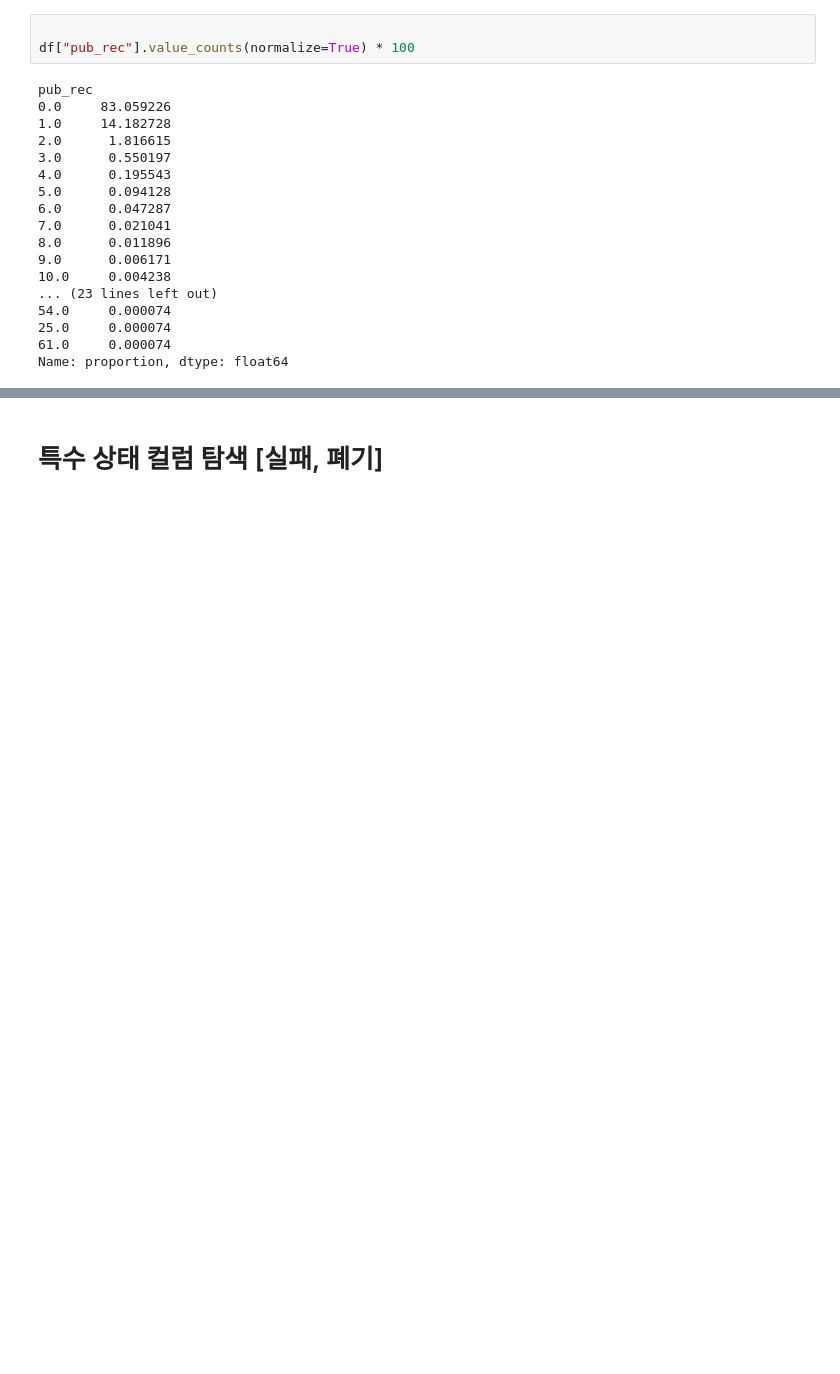
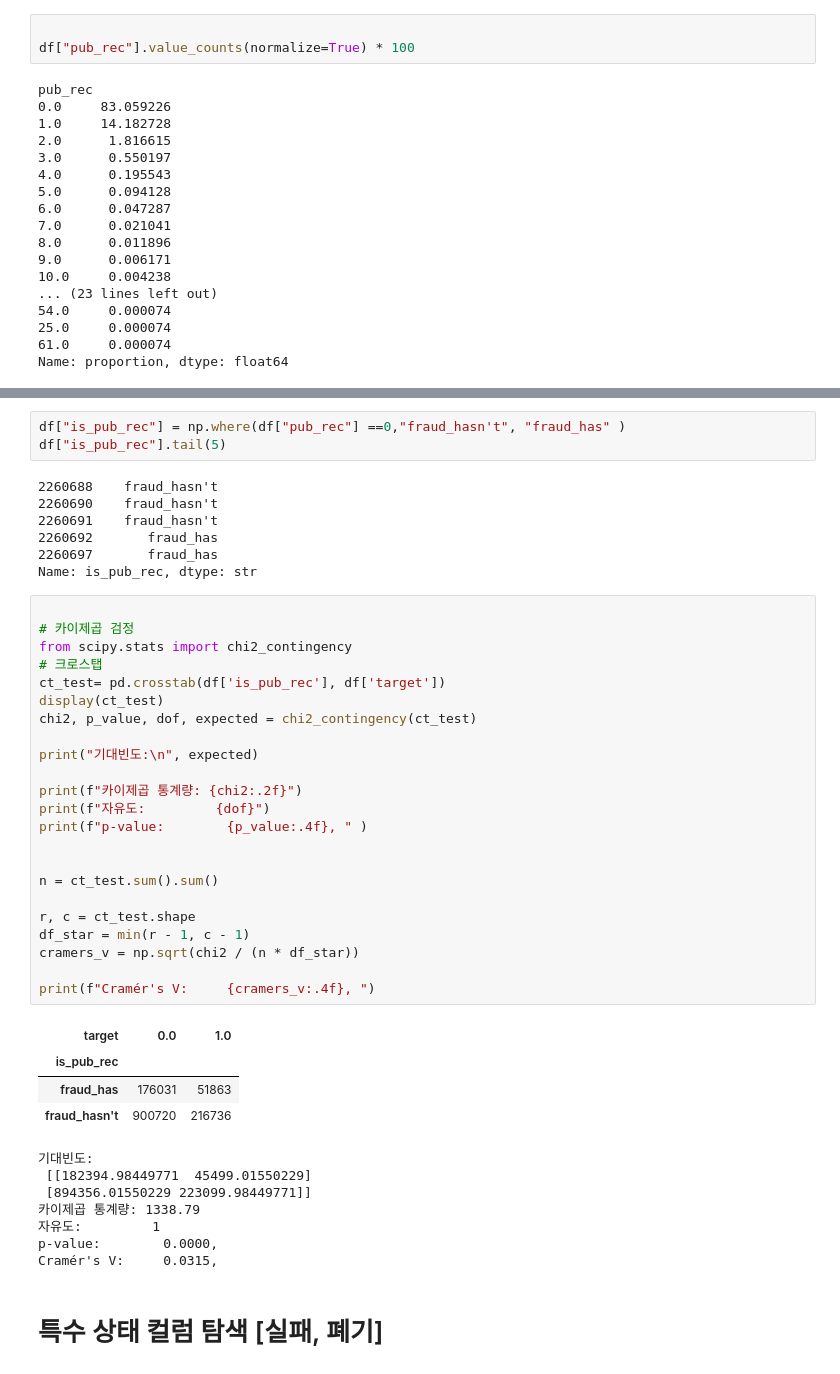
Before and after one commit to gywns7507/second_project, a Jupyter notebook: Hyeon_SOO_EDA.ipynb, the cells around one changed output, grey strips where cells are left out. Saved outputs shown, nothing was run; the diff lists cells and outputs as text; blank space fills up the shorter version.

```diff
--- a/Hyeon_SOO_EDA.ipynb
+++ b/Hyeon_SOO_EDA.ipynb
@@ -928,3 +1038,48 @@ Name: proportion, dtype: float64
+# %%
+df["is_pub_rec"] = np.where(df["pub_rec"] ==0,"fraud_hasn't", "fraud_has" )
+df["is_pub_rec"].tail(5)
+# %% [output]
+2260688    fraud_hasn't
+2260690    fraud_hasn't
+2260691    fraud_hasn't
+2260692       fraud_has
+2260697       fraud_has
+Name: is_pub_rec, dtype: str
+# %%
+
+# 카이제곱 검정
+from scipy.stats import chi2_contingency
+# 크로스탭
+ct_test= pd.crosstab(df['is_pub_rec'], df['target'])
+display(ct_test)
+chi2, p_value, dof, expected = chi2_contingency(ct_test)
+
+print("기대빈도:\n", expected)
+
+print(f"카이제곱 통계량: {chi2:.2f}")
+print(f"자유도:         {dof}")
+print(f"p-value:        {p_value:.4f}, " )
+
+
+n = ct_test.sum().sum()
+
+r, c = ct_test.shape
+df_star = min(r - 1, c - 1)
+cramers_v = np.sqrt(chi2 / (n * df_star))
+
+print(f"Cramér's V:     {cramers_v:.4f}, ")
+# %% [output]
+| target | 0.0 | 1.0 |
+| is_pub_rec |  |  |
+| fraud_has | 176031 | 51863 |
+| fraud_hasn't | 900720 | 216736 |
+기대빈도:
+ [[182394.98449771  45499.01550229]
+ [894356.01550229 223099.98449771]]
+카이제곱 통계량: 1338.79
+자유도:         1
+p-value:        0.0000,
+Cramér's V:     0.0315,
 # %% [markdown]
 # 특수 상태 컬럼 탐색 [실패, 폐기]
 # %%
```
Also changed, not shown: parts of 11 cells of this notebook, 1 other file.
